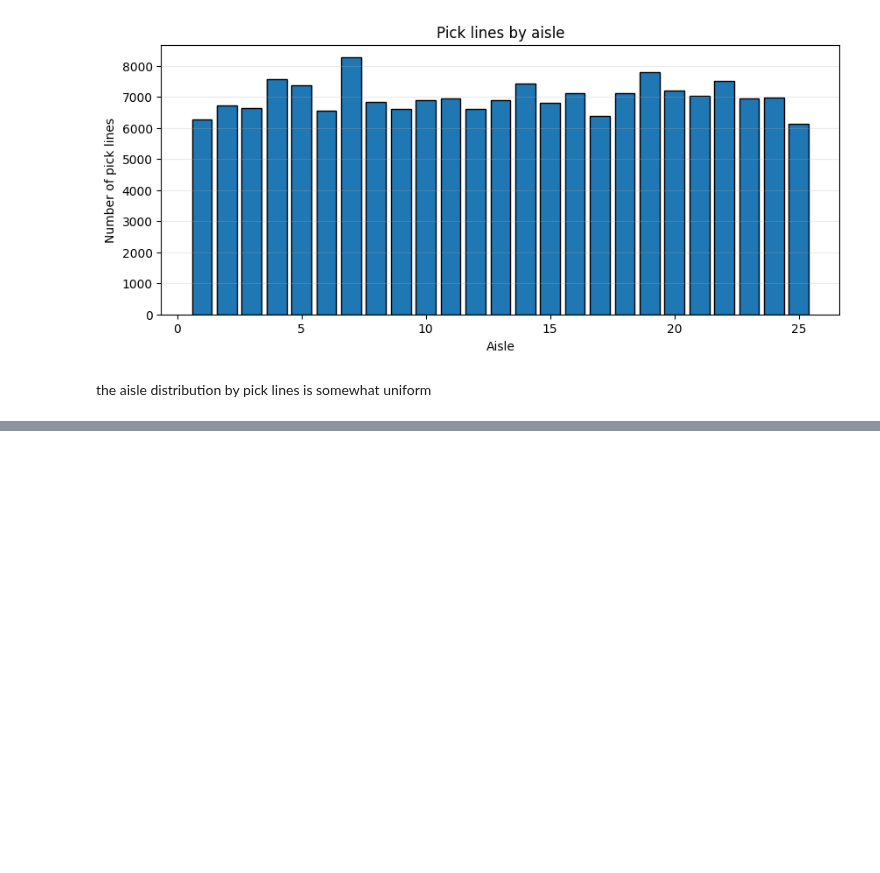
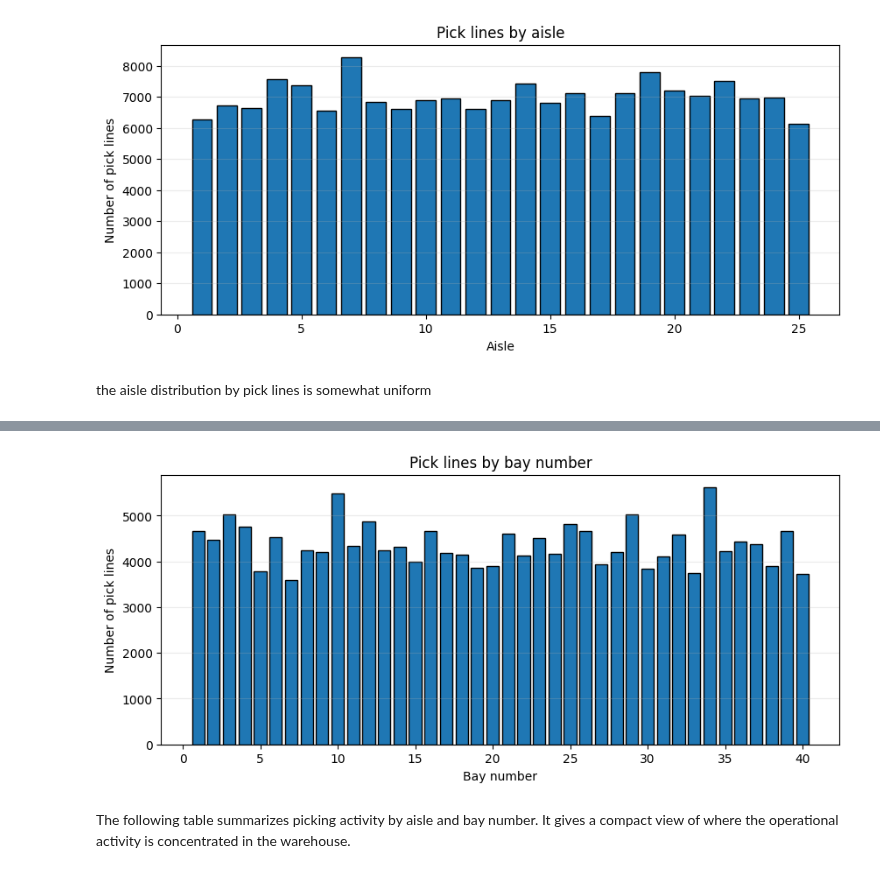
Before and after one commit to santiagofada/ABS-Affinity-based-slotting, a Jupyter notebook: notebooks/00_EDA.ipynb, the cells around one changed output, grey strips where cells are left out. Cells and saved outputs as stored; diff of their text form; code cells hidden in the pictures; blank space fills up the shorter version.

```diff
--- a/show_data.ipynb
+++ b/notebooks/00_EDA.ipynb
@@ -994,0 +999,19 @@ the aisle distribution by pick lines is somewhat uniform
+# %%
+picking_eda["bay_number"] = (
+    picking_eda["bay_name"]
+    .str.extract(r"A\d{2}-(\d{2})")[0]
+    .astype(int)
+)
+
+picks_by_bay_number = (
+    picking_eda
+    .groupby("bay_number")
+    .agg(
+        pick_lines=("batch_id", "size"),
+        total_units=("quantity", "sum"),
+        unique_skus=("sku", "nunique")
+    )
+    .reset_index()
+)
+
+display(picks_by_bay_number.head())
@@ -994,0 +1025,19 @@ the aisle distribution by pick lines is somewhat uniform
+# %%
+plt.figure(figsize=(10, 4))
+
+plt.bar(
+    picks_by_bay_number["bay_number"],
+    picks_by_bay_number["pick_lines"],
+    edgecolor="black"
+)
+
+plt.title("Pick lines by bay number")
+plt.xlabel("Bay number")
+plt.ylabel("Number of pick lines")
+plt.grid(axis="y", alpha=0.25)
+plt.show()
+# %% [output]
+[figure, added]
+# %% [markdown]
+The following table summarizes picking activity by aisle and bay number.
+It gives a compact view of where the operational activity is concentrated in the warehouse.
```
Also changed, not shown: parts of 22 cells of this notebook, 55 other files.
